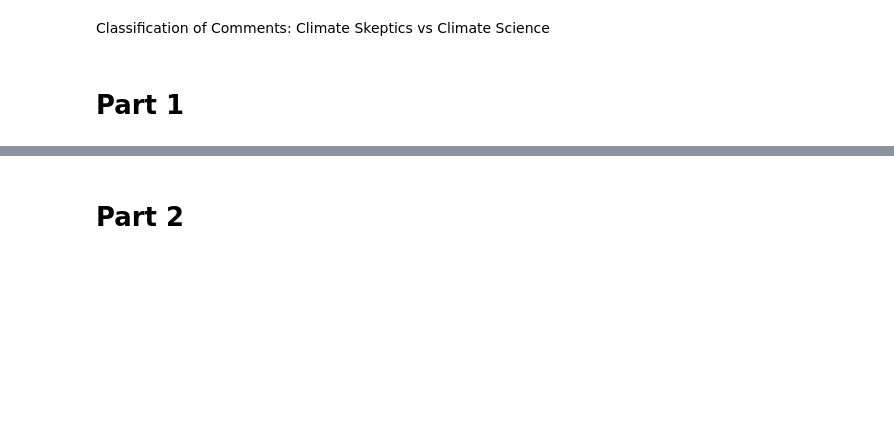
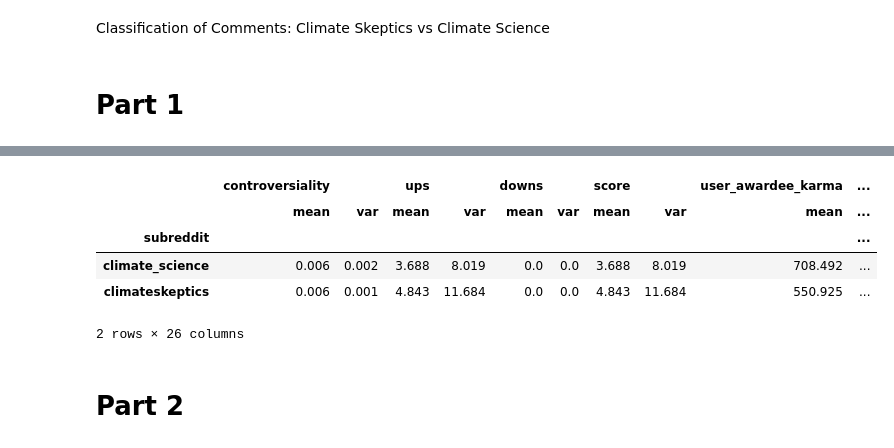
Before and after one commit to J-o-e-M/Social-Media-Mining-Project, a Jupyter notebook: hw1.ipynb, the cells around one changed output, grey strips where cells are left out. Saved outputs shown, nothing was run; the diff lists cells and outputs as text; code cells hidden in the pictures; blank space fills up the shorter version.

```diff
--- a/hw1.ipynb
+++ b/hw1.ipynb
@@ -11,0 +13,3 @@ df = pd.read_csv("project8.csv")
+# %%
+df = pkl.load(open('project8.pkl', 'rb'))
+df.shape
@@ -34,3 +78,17 @@ statistics
+# %%
+#output the statistics to a html file
+table = statistics.to_html()
+with open('statistics.html', 'w') as f:
+    f.write(table)
+
+statistics
+# %% [output]
+|  | controversiality |  | ups |  | downs |  | score |  | user_awardee_karma | ... |
+|  | mean | var | mean | var | mean | var | mean | var | mean | ... |
+| subreddit |  |  |  |  |  |  |  |  |  | ... |
+| climate_science | 0.006 | 0.002 | 3.688 | 8.019 | 0.0 | 0.0 | 3.688 | 8.019 | 708.492 | ... |
+| climateskeptics | 0.006 | 0.001 | 4.843 | 11.684 | 0.0 | 0.0 | 4.843 | 11.684 | 550.925 | ... |
+2 rows × 26 columns
 # %% [markdown]
 # Part 2
 # %%
```
Also changed, not shown: parts of 16 cells of this notebook, 1 other file.
